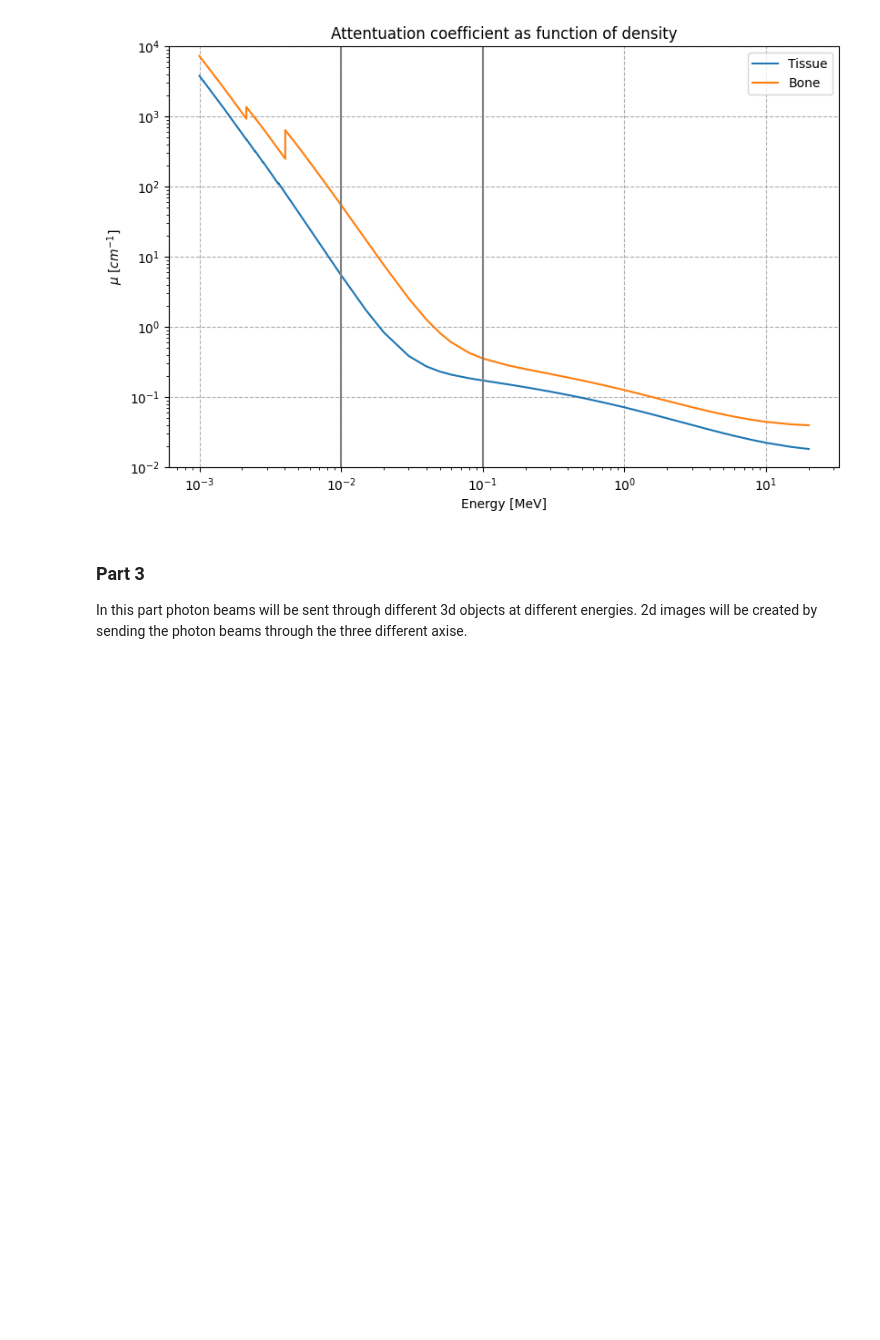
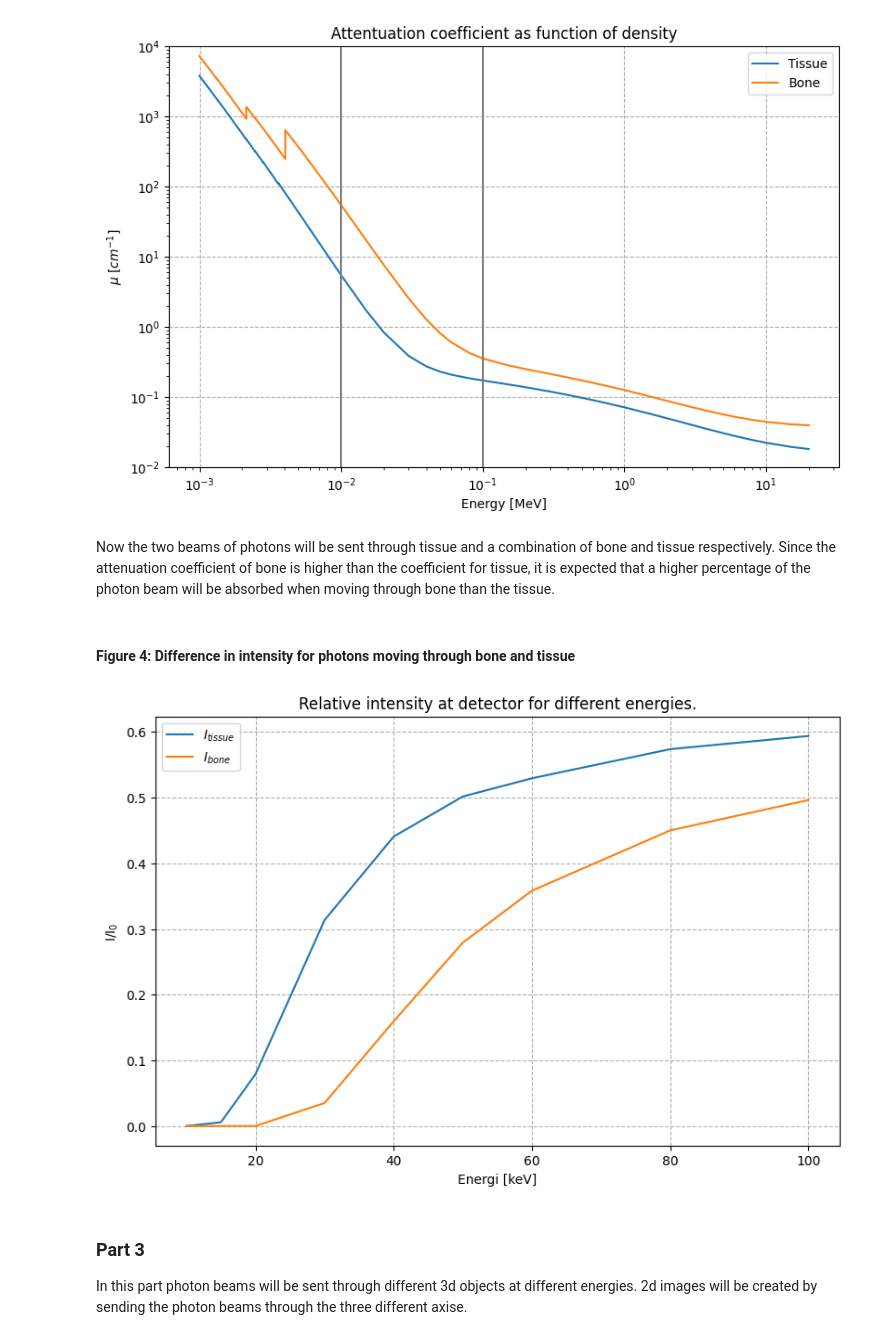
Before and after one commit to TorjeiHelset/Software-and-Computing-for-Applied-Physics, a Jupyter notebook: x-ray-simulation.ipynb, the cells around one changed output. Saved outputs shown, nothing was run; the diff lists cells and outputs as text; code cells hidden in the pictures; blank space fills up the shorter version.

Commit message:
Ran simulation through tissue and bone/tissue and plot of results

```diff
--- a/x-ray-simulation.ipynb
+++ b/x-ray-simulation.ipynb
@@ -172,12 +172,12 @@ width_2 = 3 #cm
 n_photons_2 = 100000
 
 # reading in the datafiles for attenuation coefficients
-energy_tissue, my_tissue = np.loadtxt("data/tissue.txt", delimiter=',', unpack=True)
-energy_bone, my_bone = np.loadtxt("data/bone.txt", delimiter=',', unpack=True)
+energy_tissue, mu_tissue = np.loadtxt("data/tissue.txt", delimiter=',', unpack=True)
+energy_bone, mu_bone = np.loadtxt("data/bone.txt", delimiter=',', unpack=True)
 
 # Multiplying with density to get correct attenuation coefficient
-my_tissue *= tissue_dens
-my_bone *= bone_dens
+mu_tissue *= tissue_dens
+mu_bone *= bone_dens
 # %% [markdown]
 #### Figure 3: Attenuation coefficients as function of energy
 # %%
@@ -191,6 +191,42 @@ plt.vlines(energy_lower, 0, 1e4, color = "grey"); plt.vlines(energy_higher, 0, 1
 plt.show()
 # %% [output]
 [figure]
+# %% [markdown]
+Now the two beams of photons will be sent through tissue and a combination of bone and tissue respectively. Since the attenuation coefficient of bone is higher than the coefficient for tissue, it is expected that a higher percentage of the photon beam will be absorbed when moving through bone than the tissue.
+# %%
+# Creating a list of energies that are contained in both bone and tissue data, and are within interval
+energies = energy_tissue[(energy_tissue <= energy_higher) & (energy_tissue >= energy_lower)]
+
+# Two lists to store intensity at the detector for each energy level
+I_tissue_detector = np.zeros(len(energies)) #I1: kun vev
+I_bone_detector = np.zeros(len(energies)) #I2: vev-bein-vev
+
+for i, energy in enumerate(energies):
+    # Collecting the correct attenuation coefficients for each of the two
+    index_tissue = np.where(energy_tissue == energy)[0][0]
+    index_bone = np.where(energy_bone == energy)[0][0]
+
+    # Transforming the coefficient to lists of length equal to number of steps
+    mu_tissue_i = mu_tissue[index_tissue] * np.ones(n_steps_2)
+    mu_bone_i = mu_tissue_i.copy()
+
+    # Filling in the bone region
+    mu_bone_i[n_steps_2 // width_2 : 2 * n_steps_2 // width_2] = mu_bone[index_bone]
+
+    # Simulating n_photons_2 number of photons through the different materials
+    I_tissue_detector[i] = sf.simulate_photons(n_photons_2, n_steps_2, width_2, mu_tissue_i)[-1]
+    I_bone_detector[i] = sf.simulate_photons(n_photons_2, n_steps_2, width_2, mu_bone_i)[-1]
+# %% [markdown]
+#### Figure 4: Difference in intensity for photons moving through bone and tissue
+# %%
+fig4 = plt.figure()
+plt.plot(energies*1000, I_tissue_detector, label = "$I_{tissue}$")
+plt.plot(energies*1000, I_bone_detector, label = "$I_{bone}$")
+plt.title("Relative intensity at detector for different energies.")
+plt.xlabel("Energi [keV]"); plt.ylabel("I/I$_0$"); plt.legend()
+plt.show()
+# %% [output]
+[figure, added]
 # %% [markdown]
 ### Part 3
 In this part photon beams will be sent through different 3d objects at different energies. 2d images will be created by sending the photon beams through the three different axise.
```
Also changed, not shown: parts of 3 cells of this notebook.
